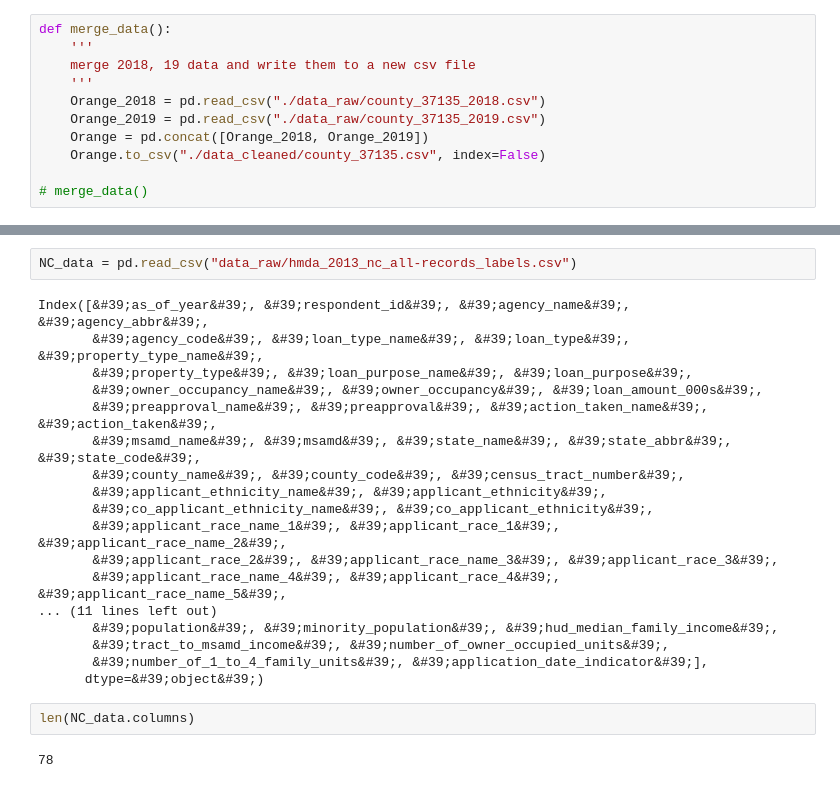
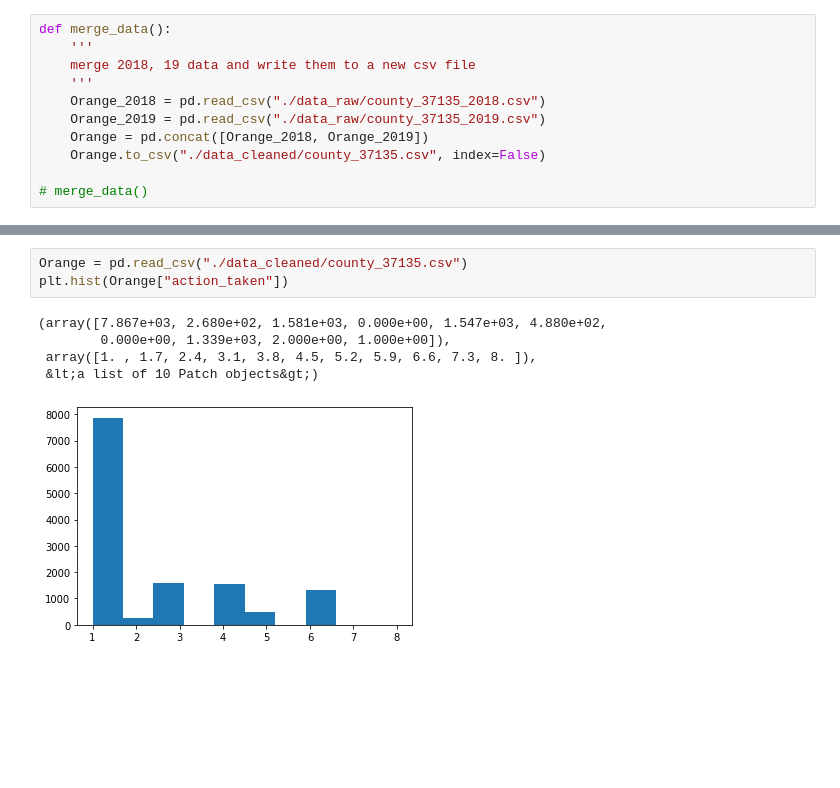
Before and after one commit to Carolina-Data-Challenge/ICMM, a Jupyter notebook: EDA.ipynb, the cells around one changed output, grey strips where cells are left out. Drawn from its saved outputs; the diff is of its cells as text; blank space fills up the shorter version.

```diff
--- a/EDA.ipynb
+++ b/EDA.ipynb
@@ -98,24 +68,9 @@ Index([&#39;activity_year&#39;, &#39;lei&#39;, &#39;derived_msa-md&#39;, &#39;st
-# %%
-NC_data = pd.read_csv("data_raw/hmda_2013_nc_all-records_labels.csv")
-# %% [output]
-Index([&#39;as_of_year&#39;, &#39;respondent_id&#39;, &#39;agency_name&#39;, &#39;agency_abbr&#39;,
-       &#39;agency_code&#39;, &#39;loan_type_name&#39;, &#39;loan_type&#39;, &#39;property_type_name&#39;,
-       &#39;property_type&#39;, &#39;loan_purpose_name&#39;, &#39;loan_purpose&#39;,
-       &#39;owner_occupancy_name&#39;, &#39;owner_occupancy&#39;, &#39;loan_amount_000s&#39;,
-       &#39;preapproval_name&#39;, &#39;preapproval&#39;, &#39;action_taken_name&#39;, &#39;action_taken&#39;,
-       &#39;msamd_name&#39;, &#39;msamd&#39;, &#39;state_name&#39;, &#39;state_abbr&#39;, &#39;state_code&#39;,
-       &#39;county_name&#39;, &#39;county_code&#39;, &#39;census_tract_number&#39;,
-       &#39;applicant_ethnicity_name&#39;, &#39;applicant_ethnicity&#39;,
-       &#39;co_applicant_ethnicity_name&#39;, &#39;co_applicant_ethnicity&#39;,
-       &#39;applicant_race_name_1&#39;, &#39;applicant_race_1&#39;, &#39;applicant_race_name_2&#39;,
-       &#39;applicant_race_2&#39;, &#39;applicant_race_name_3&#39;, &#39;applicant_race_3&#39;,
-       &#39;applicant_race_name_4&#39;, &#39;applicant_race_4&#39;, &#39;applicant_race_name_5&#39;,
-... (11 lines left out)
-       &#39;population&#39;, &#39;minority_population&#39;, &#39;hud_median_family_income&#39;,
-       &#39;tract_to_msamd_income&#39;, &#39;number_of_owner_occupied_units&#39;,
-       &#39;number_of_1_to_4_family_units&#39;, &#39;application_date_indicator&#39;],
-      dtype=&#39;object&#39;)
-# %%
-len(NC_data.columns)
-# %% [output]
-78
+# %%
+Orange = pd.read_csv("./data_cleaned/county_37135.csv")
+plt.hist(Orange["action_taken"])
+# %% [output]
+(array([7.867e+03, 2.680e+02, 1.581e+03, 0.000e+00, 1.547e+03, 4.880e+02,
+        0.000e+00, 1.339e+03, 2.000e+00, 1.000e+00]),
+ array([1. , 1.7, 2.4, 3.1, 3.8, 4.5, 5.2, 5.9, 6.6, 7.3, 8. ]),
+ &lt;a list of 10 Patch objects&gt;)
+[figure, added]
```
Also changed, not shown: parts of 10 cells of this notebook, 3 other files.
